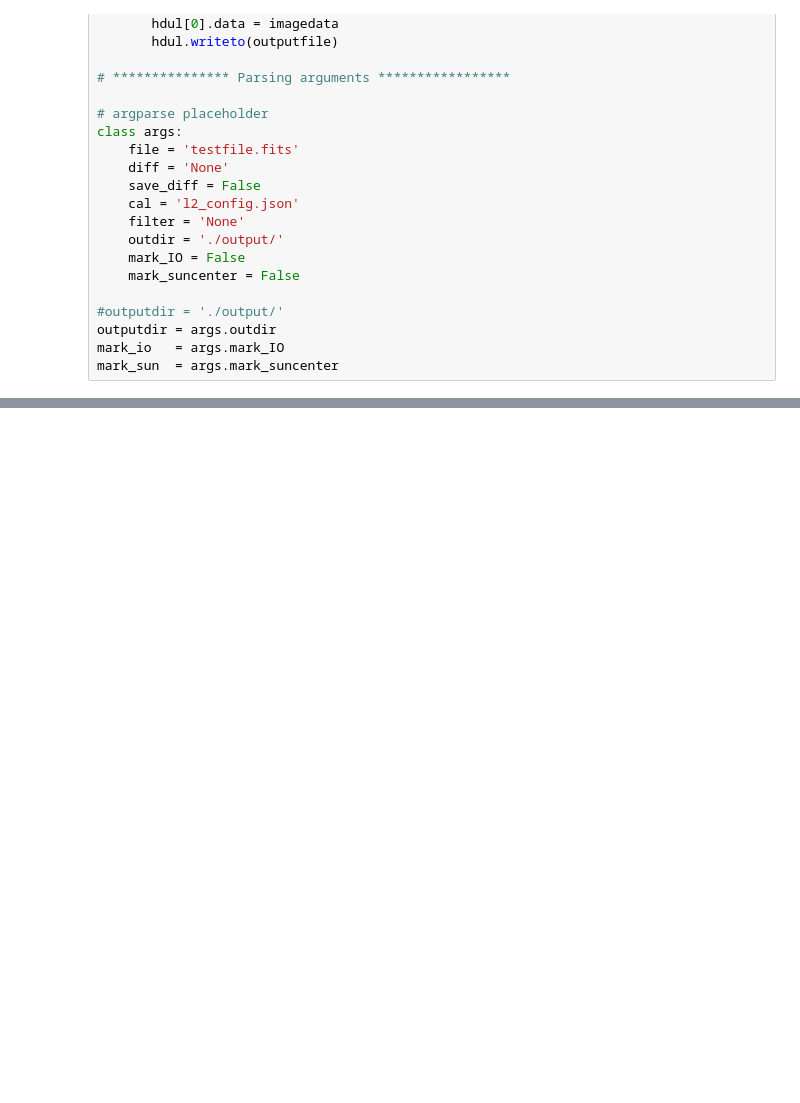
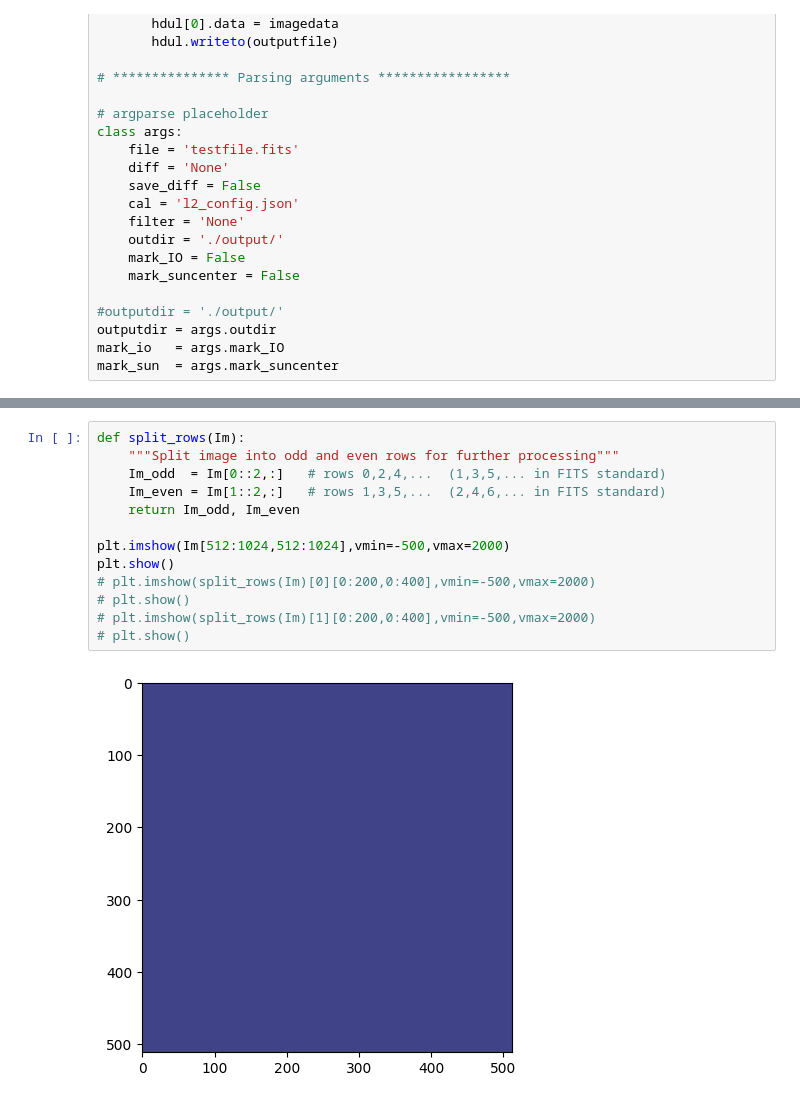
Before and after one commit to sschmaus/aspiics_processing, a Jupyter notebook: process_l2.ipynb, the cells around one changed output, grey strips where cells are left out. Saved outputs shown, nothing was run; the diff lists cells and outputs as text; blank space fills up the shorter version.

```diff
--- a/process_l2.ipynb
+++ b/process_l2.ipynb
@@ -339,0 +196,15 @@ hdu.writeto(file2write,checksum=True)
+# %%
+def split_rows(Im):
+    """Split image into odd and even rows for further processing"""
+    Im_odd  = Im[0::2,:]   # rows 0,2,4,...  (1,3,5,... in FITS standard)
+    Im_even = Im[1::2,:]   # rows 1,3,5,...  (2,4,6,... in FITS standard)
+    return Im_odd, Im_even
+
+plt.imshow(Im[512:1024,512:1024],vmin=-500,vmax=2000)
+plt.show()
+# plt.imshow(split_rows(Im)[0][0:200,0:400],vmin=-500,vmax=2000)
+# plt.show()
+# plt.imshow(split_rows(Im)[1][0:200,0:400],vmin=-500,vmax=2000)
+# plt.show()
+# %% [output]
+[figure, added]
```
Also changed, not shown: parts of 4 cells of this notebook, 1 other file.
